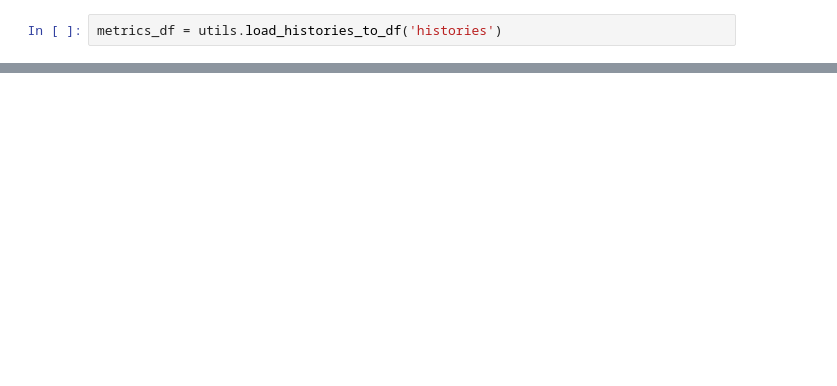
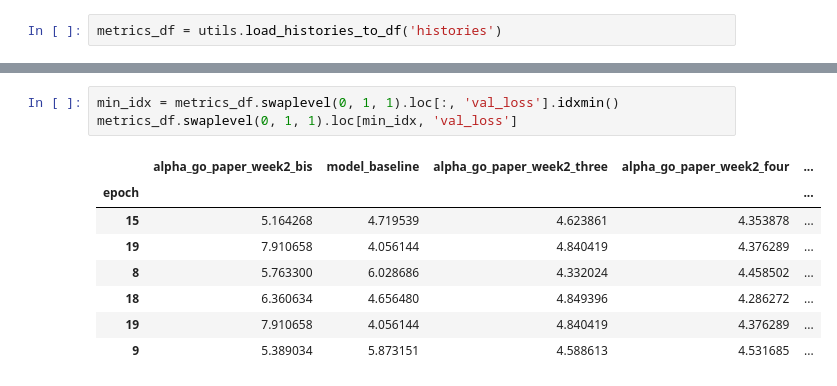
Before and after one commit to VincentHenric/Deep_learning_project, a Jupyter notebook: Compare_models_performances.ipynb, the cells around one changed output, grey strips where cells are left out. Saved outputs shown, nothing was run; the diff lists cells and outputs as text; blank space fills up the shorter version.

Commit message:
update models

```diff
--- a/Compare_models_performances.ipynb
+++ b/Compare_models_performances.ipynb
@@ -30,0 +35,12 @@ metrics_df.swaplevel(0, 1, 1).loc[:,'val_value_loss'].plot(ax=ax[1])
+# %%
+min_idx = metrics_df.swaplevel(0, 1, 1).loc[:, 'val_loss'].idxmin()
+metrics_df.swaplevel(0, 1, 1).loc[min_idx, 'val_loss']
+# %% [output]
+|  | alpha_go_paper_week2_bis | model_baseline | alpha_go_paper_week2_three | alpha_go_paper_week2_four | ... |
+| epoch |  |  |  |  | ... |
+| 15 | 5.164268 | 4.719539 | 4.623861 | 4.353878 | ... |
+| 19 | 7.910658 | 4.056144 | 4.840419 | 4.376289 | ... |
+| 8 | 5.763300 | 6.028686 | 4.332024 | 4.458502 | ... |
+| 18 | 6.360634 | 4.656480 | 4.849396 | 4.286272 | ... |
+| 19 | 7.910658 | 4.056144 | 4.840419 | 4.376289 | ... |
+| 9 | 5.389034 | 5.873151 | 4.588613 | 4.531685 | ... |
```
Also changed, not shown: parts of 4 cells of this notebook, 1 other file.
